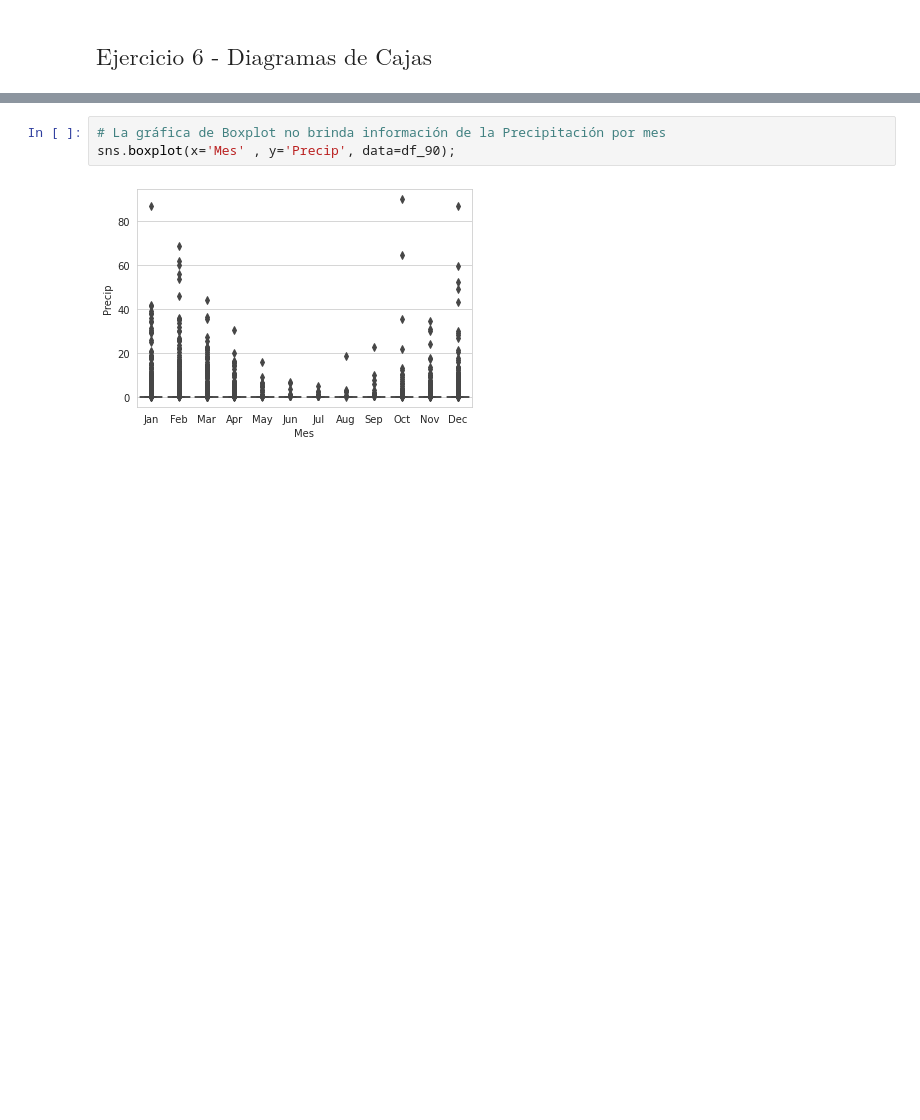
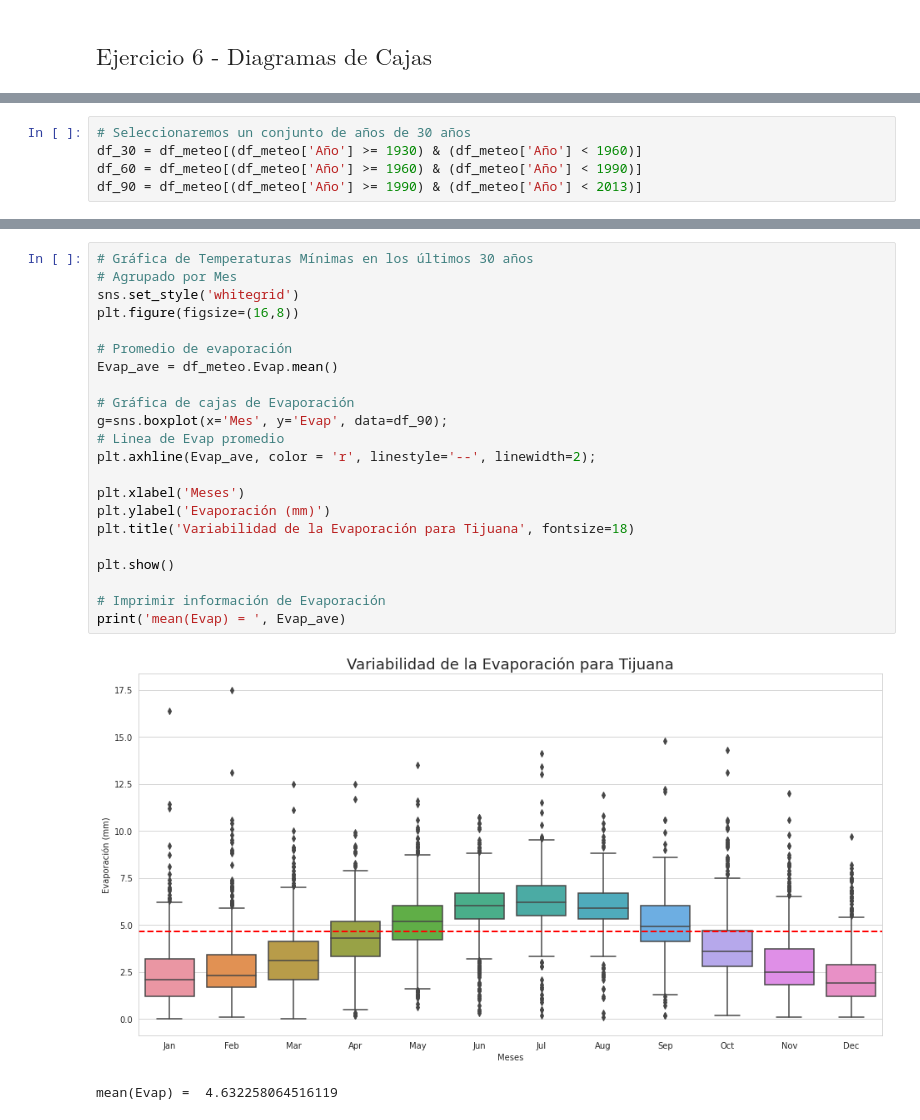
Before and after one commit to sebasbrowar/FisicaComputacional1, a Jupyter notebook: Actividad4/Actividad4.ipynb, the cells around one changed output, grey strips where cells are left out. Cells and saved outputs as stored; diff of their text form; blank space fills up the shorter version.

```diff
--- a/Actividad4/Actividad4.ipynb
+++ b/Actividad4/Actividad4.ipynb
@@ -304,3 +319,8 @@ plt.show()
+# %%
+# Seleccionaremos un conjunto de años de 30 años
+df_30 = df_meteo[(df_meteo['Año'] >= 1930) & (df_meteo['Año'] < 1960)]
+df_60 = df_meteo[(df_meteo['Año'] >= 1960) & (df_meteo['Año'] < 1990)]
+df_90 = df_meteo[(df_meteo['Año'] >= 1990) & (df_meteo['Año'] < 2013)]
 # %%
 # Gráfica de Temepraturas Máximas en los últimos 30 años
 # Agrupado por Mes
@@ -369,8 +383,28 @@ print('Diff Tmax_ave-Tmin_ave = ', (Tmax_ave - Tmin_ave))
 mean(Tmax) =  23.990597695547535
 mean(Tmin) =  11.752166504381535
 Diff Tmax_ave-Tmin_ave =  12.238431191166
-# %%
-# La gráfica de Boxplot no brinda información de la Precipitación por mes
-sns.boxplot(x='Mes' , y='Precip', data=df_90);
-# %% [output]
-[figure, removed]
+# %%
+# Gráfica de Temperaturas Mínimas en los últimos 30 años
+# Agrupado por Mes
+sns.set_style('whitegrid')
+plt.figure(figsize=(16,8))
+
+# Promedio de evaporación
+Evap_ave = df_meteo.Evap.mean()
+
+# Gráfica de cajas de Evaporación
+g=sns.boxplot(x='Mes', y='Evap', data=df_90);
+# Linea de Evap promedio
+plt.axhline(Evap_ave, color = 'r', linestyle='--', linewidth=2);
+
+plt.xlabel('Meses')
+plt.ylabel('Evaporación (mm)')
+plt.title('Variabilidad de la Evaporación para Tijuana', fontsize=18)
+
+plt.show()
+
+# Imprimir información de Evaporación
+print('mean(Evap) = ', Evap_ave)
+# %% [output]
+[figure, added]
+mean(Evap) =  4.632258064516119
```
Also changed, not shown: parts of 9 cells of this notebook.
